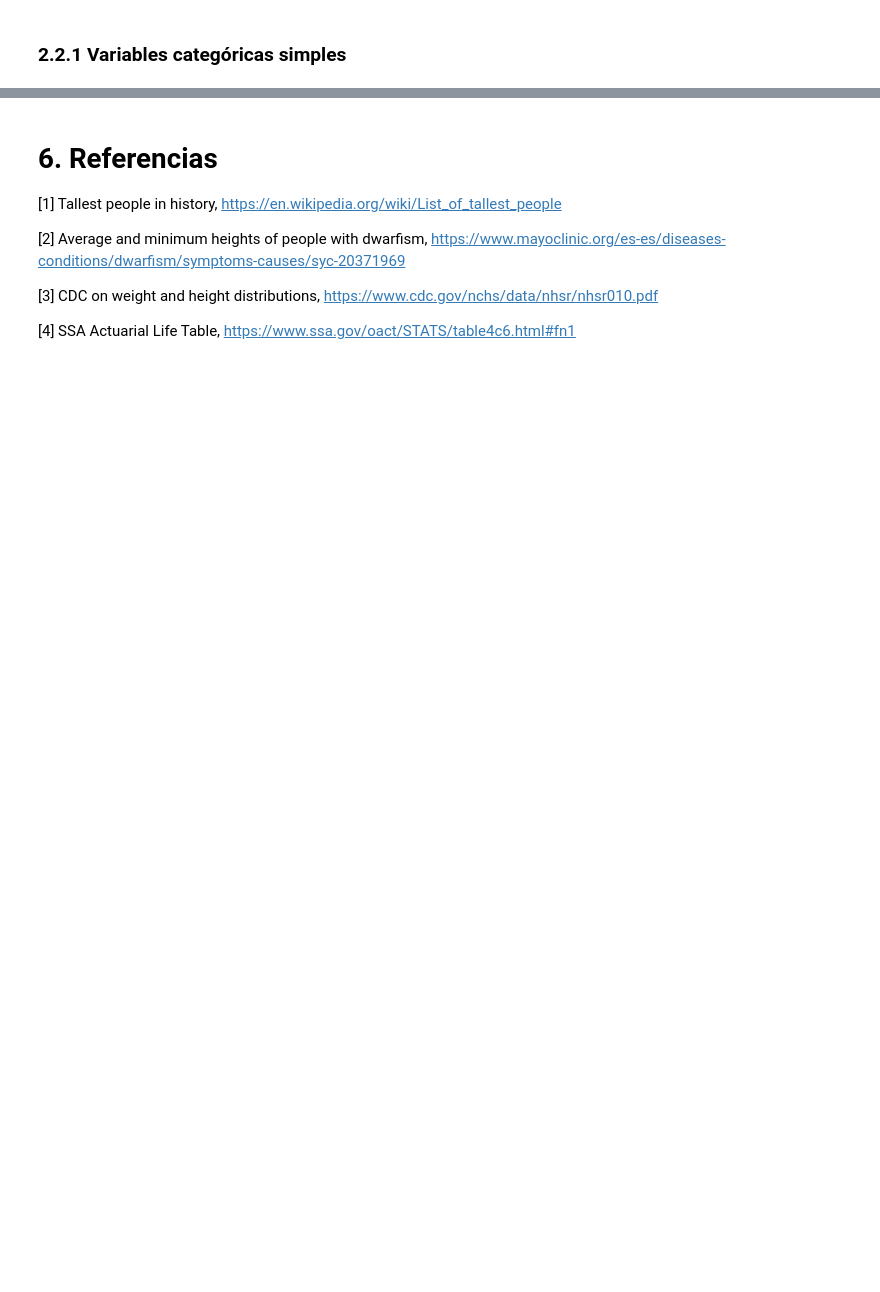
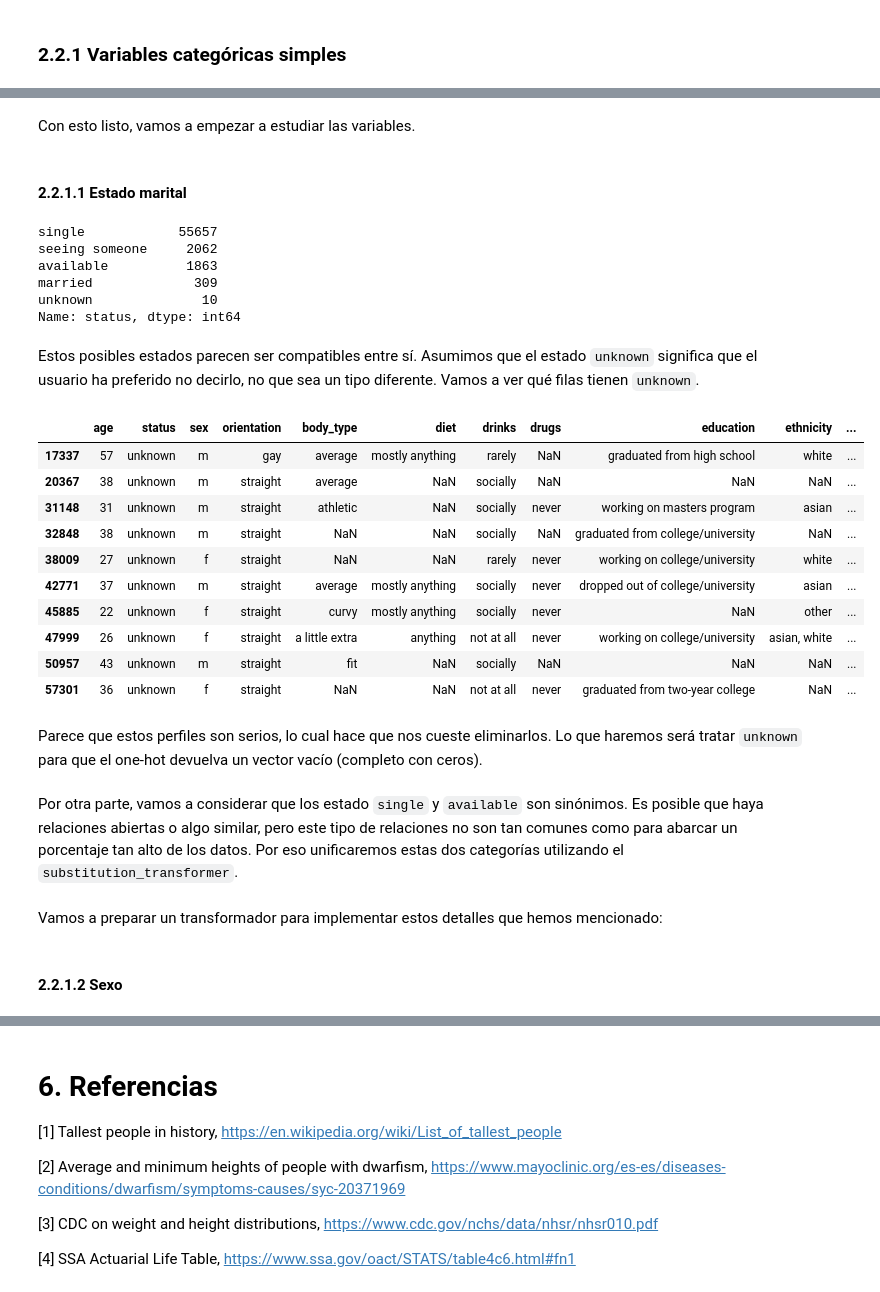
Before and after one commit to dietrujillo/ml_lab, a Jupyter notebook: lab3/notebooks/lab3_tmp.ipynb, the cells around one changed output, grey strips where cells are left out. Saved outputs shown, nothing was run; the diff lists cells and outputs as text; code cells hidden in the pictures; blank space fills up the shorter version.

Commit message:
Add standard categorical variable analysis and preprocessing

```diff
--- a/lab3/notebooks/lab3_tmp.ipynb
+++ b/lab3/notebooks/lab3_tmp.ipynb
@@ -437,0 +454,35 @@ Estas variables simples son aquellas en las que una entrada implica una categor
+# %% [markdown]
+Con esto listo, vamos a empezar a estudiar las variables.
+# %% [markdown]
+#### 2.2.1.1 Estado marital
+# %%
+df["status"].value_counts(dropna=False)
+# %% [output]
+single            55657
+seeing someone     2062
+available          1863
+married             309
+unknown              10
+Name: status, dtype: int64
+# %% [markdown]
+Estos posibles estados parecen ser compatibles entre sí. Asumimos que el estado `unknown` significa que el usuario ha preferido no decirlo, no que sea un tipo diferente. Vamos a ver qué filas tienen `unknown`.
+# %%
+df[df["status"] == "unknown"]
+# %% [output]
+|  | age | status | sex | orientation | body_type | diet | drinks | drugs | education | ethnicity | ... |
+| 17337 | 57 | unknown | m | gay | average | mostly anything | rarely | NaN | graduated from high school | white | ... |
+| 20367 | 38 | unknown | m | straight | average | NaN | socially | NaN | NaN | NaN | ... |
+| 31148 | 31 | unknown | m | straight | athletic | NaN | socially | never | working on masters program | asian | ... |
+| 32848 | 38 | unknown | m | straight | NaN | NaN | socially | NaN | graduated from college/university | NaN | ... |
+| 38009 | 27 | unknown | f | straight | NaN | NaN | rarely | never | working on college/university | white | ... |
+| 42771 | 37 | unknown | m | straight | average | mostly anything | socially | never | dropped out of college/university | asian | ... |
+| 45885 | 22 | unknown | f | straight | curvy | mostly anything | socially | never | NaN | other | ... |
+| 47999 | 26 | unknown | f | straight | a little extra | anything | not at all | never | working on college/university | asian, white | ... |
+| 50957 | 43 | unknown | m | straight | fit | NaN | socially | NaN | NaN | NaN | ... |
+| 57301 | 36 | unknown | f | straight | NaN | NaN | not at all | never | graduated from two-year college | NaN | ... |
+# %% [markdown]
+Parece que estos perfiles son serios, lo cual hace que nos cueste eliminarlos. Lo que haremos será tratar `unknown` para que el one-hot devuelva un vector vacío (completo con ceros).
+# %% [markdown]
+Por otra parte, vamos a considerar que los estado `single` y `available` son sinónimos. Es posible que haya relaciones abiertas o algo similar, pero este tipo de relaciones no son tan comunes como para abarcar un porcentaje tan alto de los datos. Por eso unificaremos estas dos categorías utilizando el `substitution_transformer`.
+# %% [markdown]
+Vamos a preparar un transformador para implementar estos detalles que hemos mencionado:
@@ -437,0 +494,2 @@ Estas variables simples son aquellas en las que una entrada implica una categor
+# %% [markdown]
+#### 2.2.1.2 Sexo
```
Also changed, not shown: parts of 30 cells of this notebook.
